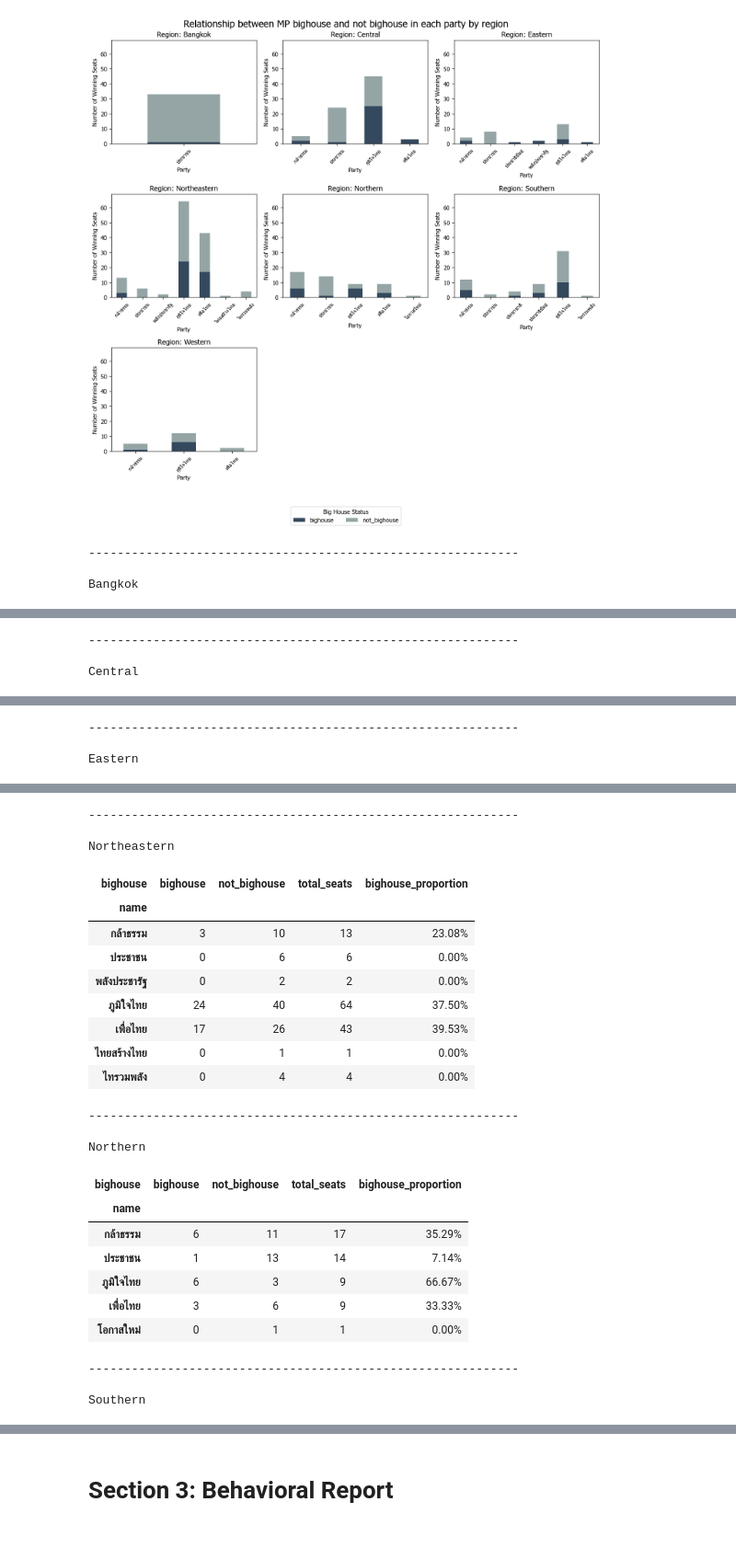
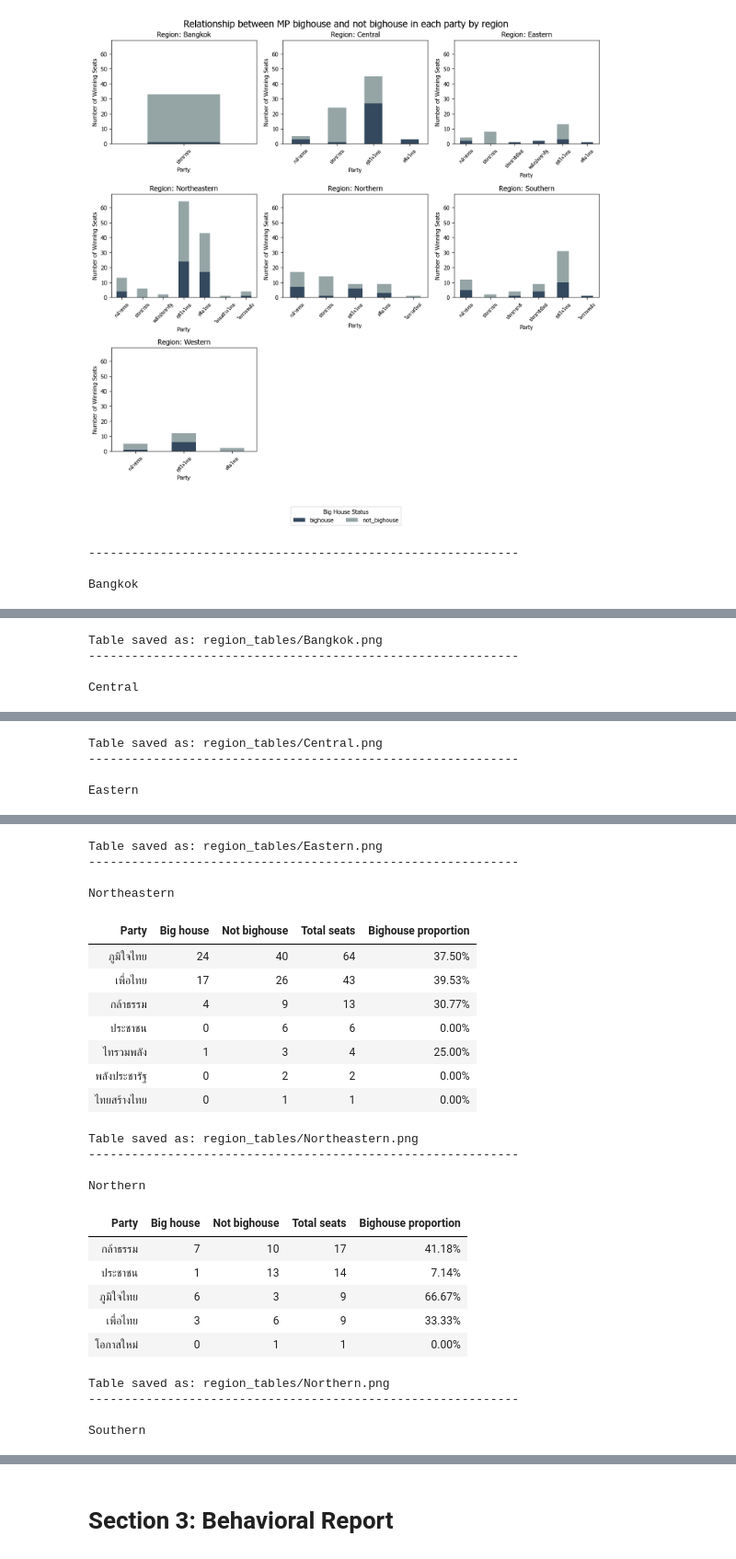
Before and after one commit to Gorszet/DADS5001_Election_2569, a Jupyter notebook: election_analysis69.ipynb, the cells around one changed output, grey strips where cells are left out. Shown at 92% size. Saved outputs shown, nothing was run; the diff lists cells and outputs as text; code cells hidden in the pictures.

Commit message:
edit false data

```diff
--- a/election_analysis69.ipynb
+++ b/election_analysis69.ipynb
@@ -798,6 +781,12 @@ df_mp_candidate[df_mp_candidate['mp_app_party_id']==34]
 #key is last name use to join data บ้านใหญ่
 df_mp_candidate[['first_name', 'last_name']] = df_mp_candidate['mp_app_name'].str.split(' ', n=1, expand=True)
 df_mp_candidate.drop(columns= 'image_url', inplace= True)
+name_map = {
+    'ใจอุ่น พรรครักษ์ธรรม': 'ใจอุ่น',
+    'บุษราคัมวงศ์ พรรครวมพลัง': 'บุษราคัมวงศ์',
+    'มุ่งมาจน พรรคสัมมาธิปไตย': 'มุ่งมาจน'
+}
+df_mp_candidate['last_name'] = df_mp_candidate['last_name'].replace(name_map)
 df_mp_candidate.head()
 # %% [output]
 |  | mp_app_id | mp_app_no | mp_app_party_id | mp_app_name | first_name | last_name |
@@ -855,6 +829,8 @@ df_bigdhouse.head()
 | 2 | กลาง | กรุงเทพ | รัสมี | พลังประชารัฐ | เพื่อไทย | ย้าย | bighouse |
 | 3 | กลาง | กรุงเทพ | มีนชัยนันท์ | เพื่อไทย | เพื่อไทย | ไม่ย้าย | bighouse |
 | 4 | กลาง | กรุงเทพ | มีนชัยนันท์ | ประชาชน | ประชาชน | ไม่ย้าย | bighouse |
+# %%
+df_bigdhouse = df_bigdhouse[['last_name', 'bighouse']].drop_duplicates(subset=['last_name'])
 # %%
 df_cand_with_party_name = pd.merge(df_mp_candidate, df_party_overview, left_on= 'mp_app_party_id', right_on= 'id', how = 'left')
 df_cand_with_party_name['name']
@@ -1217,7 +1294,56 @@ for region in unique_regions:
     data['total_seats'] = data['bighouse'] + data['not_bighouse']
     # Avoid division by zero for parties with no seats
     data['bighouse_proportion'] = data.apply(lambda row: (row['bighouse'] / row['total_seats'])*100 if row['total_seats'] > 0 else 0, axis=1)
-    display(data.style.format({'bighouse_proportion':'{:.2f}%', 'bighouse': '{:.0f}', 'not_bighouse': '{:.0f}', 'total_seats': '{:.0f}'}))
+    data = data.reset_index()
+    data = data.rename(columns = {'name':'Party','bighouse':'Big house','not_bighouse':'Not bighouse','total_seats':'Total seats','bighouse_proportion':'Bighouse proportion'})
+
+    data.sort_values('Total seats', ascending= False, inplace= True)
+    styled_data = data.style.format({
+        'Bighouse proportion':'{:.2f}%',
+        'Big house': '{:.0f}',
+        'Not bighouse': '{:.0f}',
+        'Total seats': '{:.0f}'
+    }).hide(axis='index')
+
+    styled_data = styled_data.set_table_styles([
+        {'selector': 'table', 'props': [('border', '1px solid black')]},
+        {'selector': 'td', 'props': [('border', '1px solid black'),('text-align', 'center')]},
+        {'selector': 'td:first-child', 'props':[('background-color','#DFE3EE')]},
+        {'selector': '.col0', 'props': [('width', '100px')]},
+        {'selector': '.col1', 'props': [('width', '100px')]},
+        {'selector': '.col2', 'props': [('width', '100px')]},
+        {'selector': '.col3', 'props': [('width', '100px')]},
+        {'selector': 'th', 'props': [('border', '1px solid black'),('background-color', '#8B9DC3'),('color', 'Black'),('text-align', 'center')]}
+    ]).set_properties(**{'background-color': 'white', 'color': 'Black'})
+
+    if region != 'Bangkok':
+        styled_data = styled_data.background_gradient(subset=['Bighouse proportion'], cmap='Greens')
+
+    safe_name = region.replace(' ', '_').replace('/', '-')
+    filepath = f"region_tables/{safe_name}.png"
+
+    display(styled_data)
+
+    # Save table as image
+    try:
+        import dataframe_image as dfi
+        # Create directory if it doesn't exist
+        import os
+        os.makedirs('region_tables', exist_ok=True)
+
+        # Export styled dataframe as image
+        dfi.export(styled_data, filepath, table_conversion='chrome')
+        print(f"Table saved as: {filepath}")
+    except ImportError:
+        print(f"dataframe_image not installed. Install with: pip install dataframe_image")
+        print(f"Table would be saved as: {filepath}")
+    except Exception as e:
+        print(f"Error saving table: {e}")
+        # Alternative: save as HTML
+        html_path = filepath.replace('.png', '.html')
+        with open(html_path, 'w', encoding='utf-8') as f:
+            f.write(styled_data.to_html())
+        print(f"Table saved as HTML: {html_path}")
 # %% [output]
 ------------------------------------------------------------
 
@@ -1227,4 +1352,5 @@ Bangkok
 | ประชาชน | 1 | 32 | 33 | 3.03% |
+Table saved as: region_tables/Bangkok.png
 ------------------------------------------------------------
 
 Central
@@ -1236,4 +1361,5 @@ Central
 | เพื่อไทย | 3 | 0 | 3 | 100.00% |
+Table saved as: region_tables/Central.png
 ------------------------------------------------------------
 
 Eastern
@@ -1247,26 +1372,27 @@ Eastern
 | เพื่อไทย | 1 | 0 | 1 | 100.00% |
+Table saved as: region_tables/Eastern.png
 ------------------------------------------------------------
 
 Northeastern
-| bighouse | bighouse | not_bighouse | total_seats | bighouse_proportion |
-| name |  |  |  |  |
-| กล้าธรรม | 3 | 10 | 13 | 23.08% |
-| ประชาชน | 0 | 6 | 6 | 0.00% |
-| พลังประชารัฐ | 0 | 2 | 2 | 0.00% |
+| Party | Big house | Not bighouse | Total seats | Bighouse proportion |
 | ภูมิใจไทย | 24 | 40 | 64 | 37.50% |
 | เพื่อไทย | 17 | 26 | 43 | 39.53% |
+| กล้าธรรม | 4 | 9 | 13 | 30.77% |
+| ประชาชน | 0 | 6 | 6 | 0.00% |
+| ไทรวมพลัง | 1 | 3 | 4 | 25.00% |
+| พลังประชารัฐ | 0 | 2 | 2 | 0.00% |
 | ไทยสร้างไทย | 0 | 1 | 1 | 0.00% |
-| ไทรวมพลัง | 0 | 4 | 4 | 0.00% |
+Table saved as: region_tables/Northeastern.png
 ------------------------------------------------------------
 
 Northern
-| bighouse | bighouse | not_bighouse | total_seats | bighouse_proportion |
-| name |  |  |  |  |
-| กล้าธรรม | 6 | 11 | 17 | 35.29% |
+| Party | Big house | Not bighouse | Total seats | Bighouse proportion |
+| กล้าธรรม | 7 | 10 | 17 | 41.18% |
 | ประชาชน | 1 | 13 | 14 | 7.14% |
 | ภูมิใจไทย | 6 | 3 | 9 | 66.67% |
 | เพื่อไทย | 3 | 6 | 9 | 33.33% |
 | โอกาสใหม่ | 0 | 1 | 1 | 0.00% |
+Table saved as: region_tables/Northern.png
 ------------------------------------------------------------
 
 Southern
```
Also changed, not shown: parts of 17 cells of this notebook.
